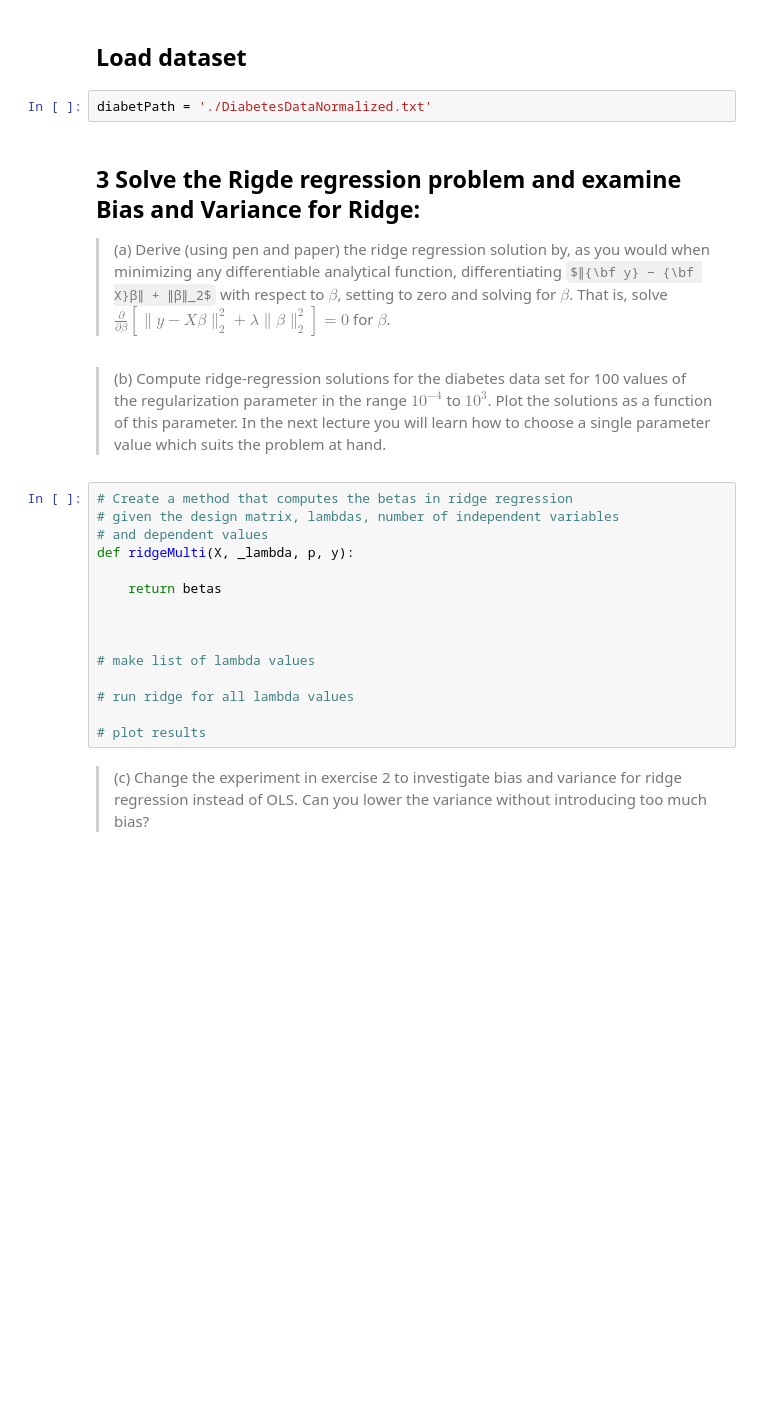
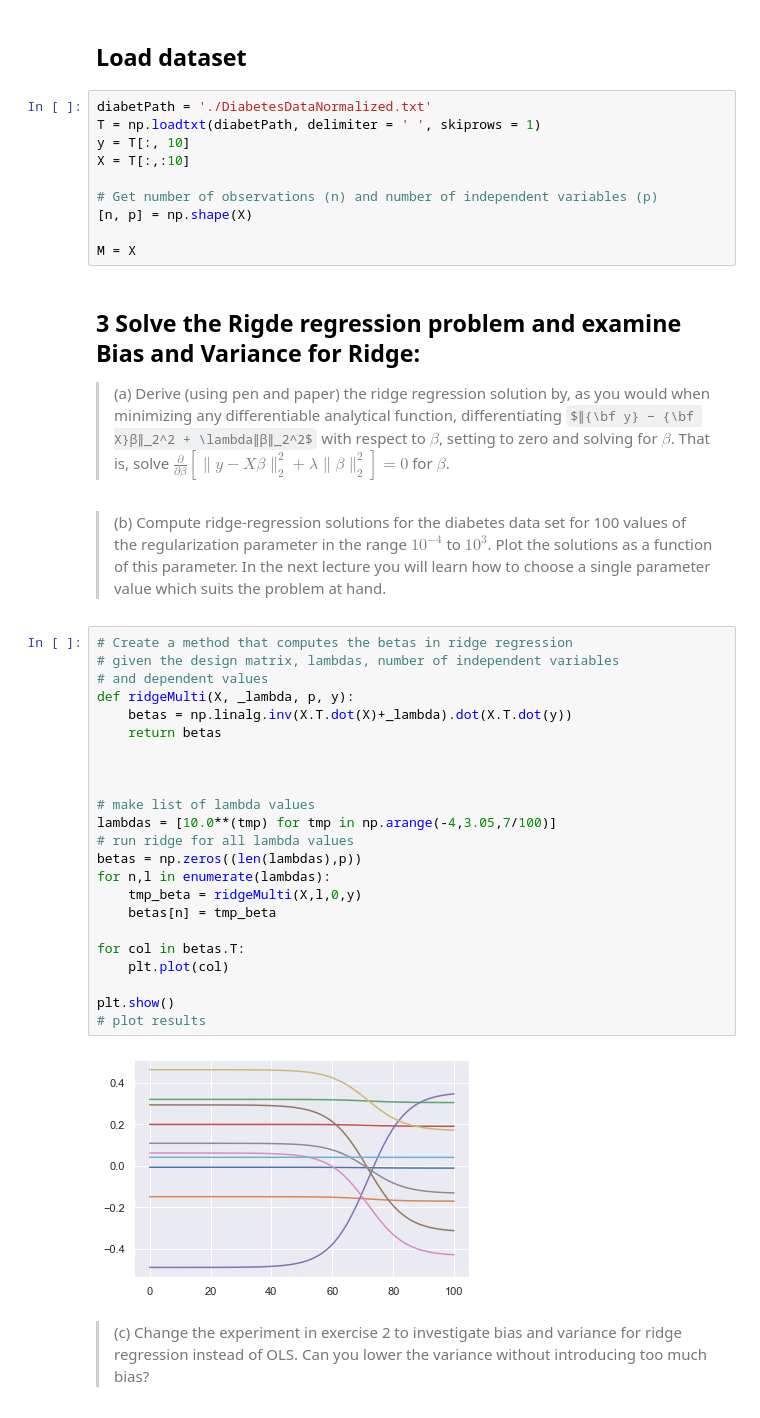
Before and after one commit to pdarulewski/computational_data_analysis, a Jupyter notebook: week_1/Lecture 1 Introduction ZIP/Python/w1_ex3.ipynb, the cells around one changed output. Saved outputs shown, nothing was run; the diff lists cells and outputs as text; some formulas as TeX source; blank space fills up the shorter version.

```diff
--- a/week_1/Lecture 1 Introduction ZIP/Python/w1_ex3.ipynb
+++ b/week_1/Lecture 1 Introduction ZIP/Python/w1_ex3.ipynb
@@ -15,30 +18,48 @@ import seaborn as sns
 sns.set() # Set searborn as default
 # %% [markdown]
 ## Load dataset
-# %%
-diabetPath = './DiabetesDataNormalized.txt'
+# %%
+diabetPath = './DiabetesDataNormalized.txt'
+T = np.loadtxt(diabetPath, delimiter = ' ', skiprows = 1)
+y = T[:, 10]
+X = T[:,:10]
+
+# Get number of observations (n) and number of independent variables (p)
+[n, p] = np.shape(X)
+
+M = X
 # %% [markdown]
 ## 3 Solve the Rigde regression problem and examine Bias and Variance for Ridge:
 
-> (a) Derive (using pen and paper) the ridge regression solution by, as you would when minimizing any differentiable analytical function, differentiating $∥{\bf y} − {\bf X}β∥ + ∥β∥_2$ with respect to $β$, setting to zero and solving for $β$. That is, solve
+> (a) Derive (using pen and paper) the ridge regression solution by, as you would when minimizing any differentiable analytical function, differentiating $∥{\bf y} − {\bf X}β∥_2^2 + \lambda∥β∥_2^2$ with respect to $β$, setting to zero and solving for $β$. That is, solve
 $\frac{∂}{∂β} [∥y−Xβ∥_2^2+λ∥β∥_2^2]= 0$ for $β$.
 # %% [markdown]
 > (b) Compute ridge-regression solutions for the diabetes data set for 100 values of the regularization parameter in the range $10^{−4}$ to $10^3$. Plot the solutions as a function of this parameter. In the next lecture you will learn how to choose a single parameter value which suits the problem at hand.
 # %%
 # Create a method that computes the betas in ridge regression
 # given the design matrix, lambdas, number of independent variables
 # and dependent values
 def ridgeMulti(X, _lambda, p, y):
-
+    betas = np.linalg.inv(X.T.dot(X)+_lambda).dot(X.T.dot(y))
     return betas
 
 
 
 # make list of lambda values
+lambdas = [10.0**(tmp) for tmp in np.arange(-4,3.05,7/100)]
+# run ridge for all lambda values
+betas = np.zeros((len(lambdas),p))
+for n,l in enumerate(lambdas):
+    tmp_beta = ridgeMulti(X,l,0,y)
+    betas[n] = tmp_beta
 
-# run ridge for all lambda values
+for col in betas.T:
+    plt.plot(col)
 
+plt.show()
 # plot results
+# %% [output]
+[figure, added]
 # %% [markdown]
 > (c) Change the experiment in exercise 2 to investigate bias and variance for ridge regression instead of OLS. Can you lower the variance without introducing too much bias?
 # %%
```
Also changed, not shown: parts of 5 cells of this notebook, 2 other files.
